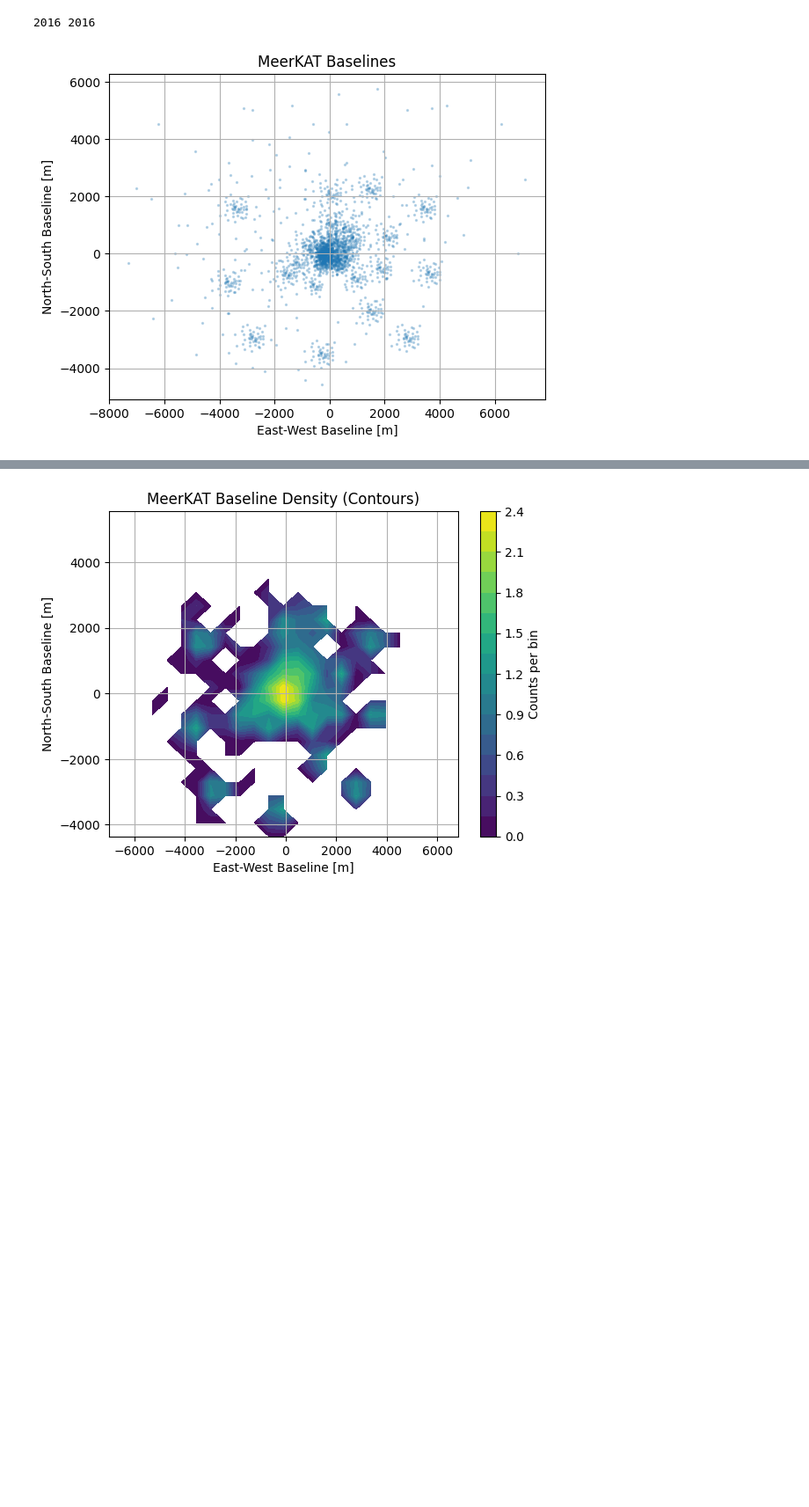
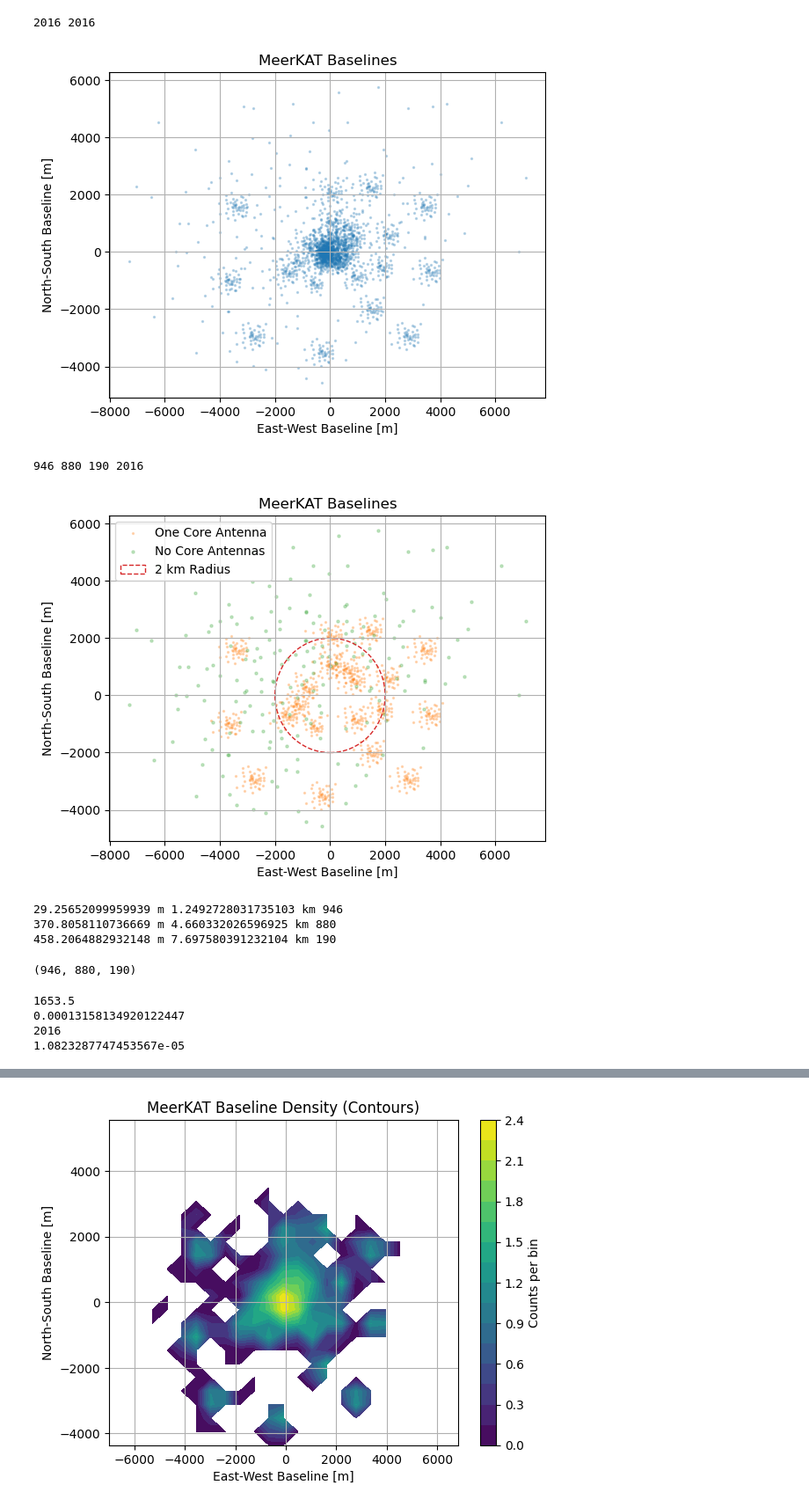
Before and after one commit to shubhagrawal30/crossLIM, a Jupyter notebook: interferometer/uv.ipynb, the cells around one changed output, grey strips where cells are left out. Shown at 88% size. Cells and saved outputs as stored; diff of their text form; code cells hidden in the pictures; blank space fills up the shorter version.

```diff
--- a/interferometer/uv.ipynb
+++ b/interferometer/uv.ipynb
@@ -26,6 +53,6 @@ df
 # %%
 n_antennas = len(df)
-pairs = list(combinations(range(n_antennas), 2))
+pairs = np.array(list(combinations(range(n_antennas), 2)))
 n_baselines = len(pairs)
 print(n_baselines, n_antennas * (n_antennas - 1) // 2)
 # %% [output]
@@ -46,4 +73,62 @@ plt.title('MeerKAT Baselines')
 plt.show()
 plt.close()
 # %% [output]
-[figure, old version]
+[figure, new version]
+# %%
+antonein = np.isin(pairs[:, 0], np.arange(len(df))[core_idxs])
+anttwoin = np.isin(pairs[:, 1], np.arange(len(df))[core_idxs])
+bothcorebls = baselines[antonein & anttwoin]
+onecorebls = baselines[antonein ^ anttwoin]
+nocorebls = baselines[~(antonein | anttwoin)]
+print(len(bothcorebls), len(onecorebls), len(nocorebls), len(bothcorebls) + len(onecorebls) + len(nocorebls))
+
+
+
+plt.figure()
+# plt.scatter(bothcorebls[:, 0].to(u.m).value, bothcorebls[:, 1].to(u.m).value, s=2, alpha=0.25, label='Both Core Antennas', color='C0')
+plt.scatter(onecorebls[:, 0].to(u.m).value, onecorebls[:, 1].to(u.m).value, s=2, alpha=0.25, label='One Core Antenna', color='C1')
+plt.scatter(nocorebls[:, 0].to(u.m).value, nocorebls[:, 1].to(u.m).value, s=5, alpha=0.25, label='No Core Antennas', color='C2')
+plt.grid()
+plt.xlabel('East-West Baseline [m]')
+plt.ylabel('North-South Baseline [m]')
+plt.title('MeerKAT Baselines')
+# draw a circle of 1 km radius
+circle = plt.Circle((0, 0), 2000, color='C3', fill=False, linestyle='--', label='2 km Radius')
+plt.gca().add_artist(circle)
+plt.legend()
+plt.show()
+# %% [output]
+946 880 190 2016
+[figure, added]
+# %%
+bothcoremags = (bothcorebls[:, 0]**2 + bothcorebls[:, 1]**2 + bothcorebls[:, 2]**2) ** 0.5
+onecoremags = (onecorebls[:, 0]**2 + onecorebls[:, 1]**2 + onecorebls[:, 2]**2) ** 0.5
+nocoremags = (nocorebls[:, 0]**2 + nocorebls[:, 1]**2 + nocorebls[:, 2]**2) ** 0.5
+print(np.min(bothcoremags).to(u.m), np.max(bothcoremags).to(u.km), len(bothcoremags))
+print(np.min(onecoremags).to(u.m), np.max(onecoremags).to(u.km), len(onecoremags))
+print(np.min(nocoremags).to(u.m), np.max(nocoremags).to(u.km), len(nocoremags))
+# %% [output]
+29.25652099959939 m 1.2492728031735103 km 946
+370.8058110736669 m 4.660332026596925 km 880
+458.2064882932148 m 7.697580391232104 km 190
+# %%
+44 * 43 // 2, 44 * 20, 20 * 19 // 2
+# %% [output]
+(946, 880, 190)
+# %%
+# keep all bothcore and half of onecore
+n_baselines_corr = len(bothcorebls) + len(onecorebls) / 2 + len(onecorebls) / 4 + len(nocorebls) / 4
+print(n_baselines_corr)
+
+density = n_baselines_corr / (np.pi * (2000**2))
+print(density)
+
+noncorr_n_baselines = len(nocorebls) + len(onecorebls) + len(bothcorebls)
+print(noncorr_n_baselines)
+density_noncorr = noncorr_n_baselines / (np.pi * (7700**2))
+print(density_noncorr)
+# %% [output]
+1653.5
+0.00013158134920122447
+2016
+1.0823287747453567e-05
```
Also changed, not shown: parts of 5 cells of this notebook, 2 other files.
